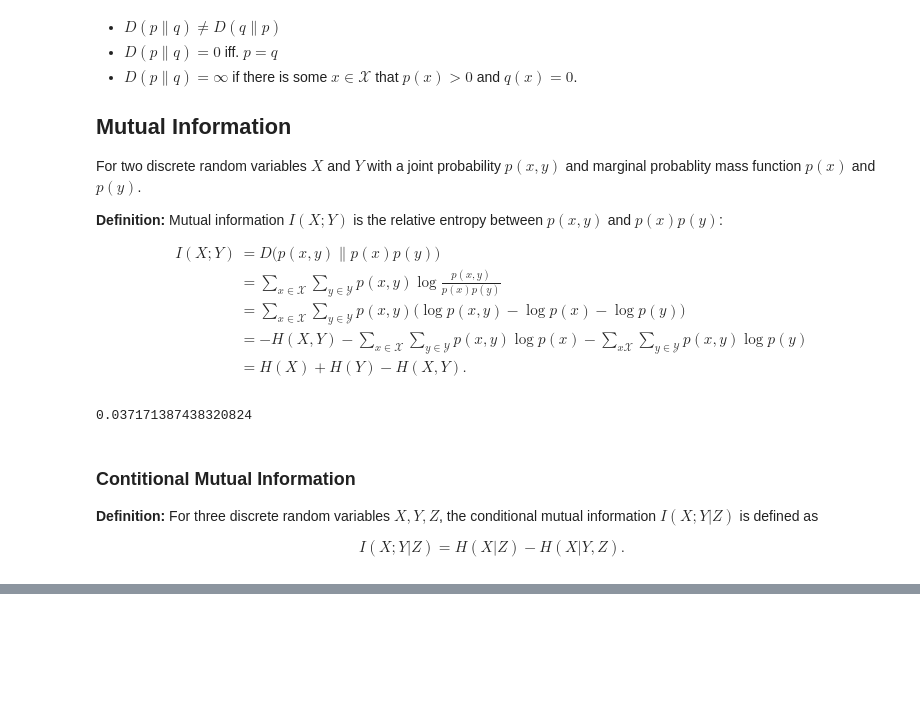
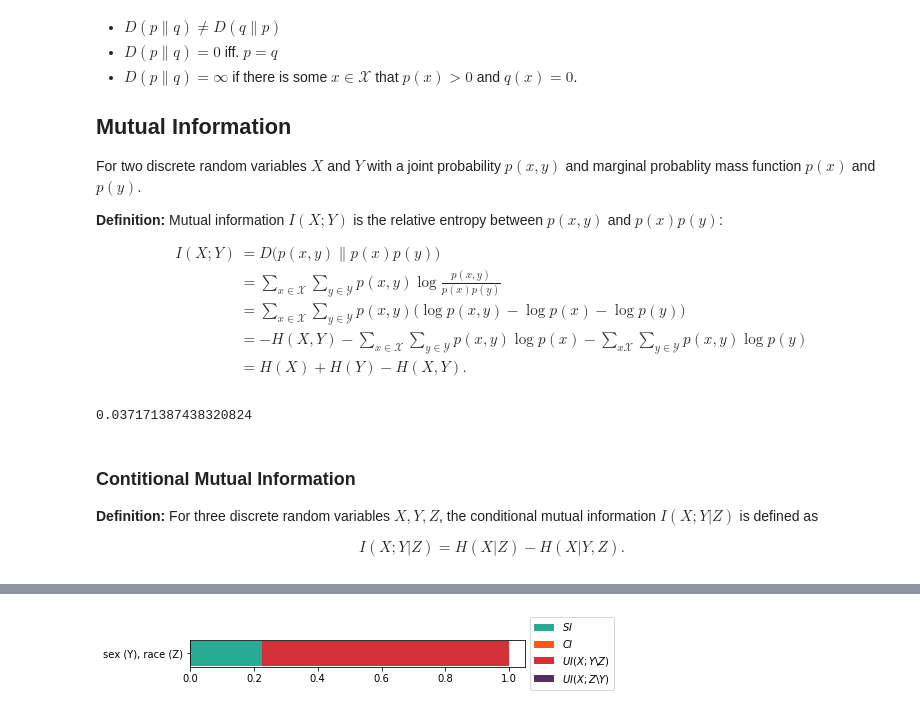
Before and after one commit to infodeco/computeUI, a Jupyter notebook: python/notebooks/us-1994-census.ipynb, the cells around one changed output, grey strips where cells are left out. Cells and saved outputs as stored; diff of their text form; code cells hidden in the pictures; blank space fills up the shorter version.

```diff
--- a/python/notebooks/us-1994-census.ipynb
+++ b/python/notebooks/us-1994-census.ipynb
@@ -571,0 +409,81 @@ This way of decomposition provides us a new aspect for analyzing the interaction
+# %%
+# define measurement metrics
+metric_keys = ['si', 'ci', 'ui_0', 'ui_1']
+
+# define legend labels
+latex_labels = [
+    '$SI$',
+    '$CI$',
+    '$UI(X; Y \\backslash Z)$',
+    '$UI(X; Z \\backslash Y)$'
+]
+
+# define colour for ploting
+colors = [
+    '#27AB93',
+    '#FF5716',
+    '#D33139',
+    '#522F60',
+]
+# %%
+"""
+define a auxiliary function which takes an array of
+
+    {
+        "variables": ["variable_0", "variable_1"],
+        "metrics": {
+            "mi": ...,
+            "si": ...,
+            "ci": ...,
+            "ui_0": ...,
+            "ui_1": ...
+        }
+    },
+
+"""
+
+
+def plot(data):
+
+    # definte the size of figure
+    plt.figure(figsize=(6, 0.5*len(data)))
+
+    labels = []
+    metrics = []
+
+    # suffix each variable name with an alias {Y, Z}
+    for v in data:
+        labels.append(", ".join(map(lambda p: "%s (%s)" % p, zip(v['variables'], ['Y', 'Z']))))
+
+    for m in metric_keys:
+        mm = []
+        # extract corresponding metric from elements in array
+        for v in data:
+            mm.append(v['metrics'][m]/v['metrics']['mi'])
+        metrics.append(mm)
+
+
+    left = np.array([0]*len(labels))
+
+    # plotting
+    for i, kk in enumerate(metric_keys):
+        plt.barh(
+            labels, metrics[i], align='center', height=.5, left=left, label=latex_labels[i],color=colors[i],
+        )
+        left = left + metrics[i]
+    plt.legend(loc='center left', bbox_to_anchor=(1, 0.5))
+
+plot([
+    {
+        "variables": ["sex", "race"],
+        "metrics": {
+            "mi": dit.shannon.mutual_information(q_XGR, 'X', 'RG'),
+            "si": si_XGR,
+            "ci": ci_XGR,
+            "ui_0": ui_XG_R,
+            "ui_1": ui_XR_G,
+        }
+    },
+])
+# %% [output]
+[figure, added]
```
Also changed, not shown: parts of 55 cells of this notebook.
